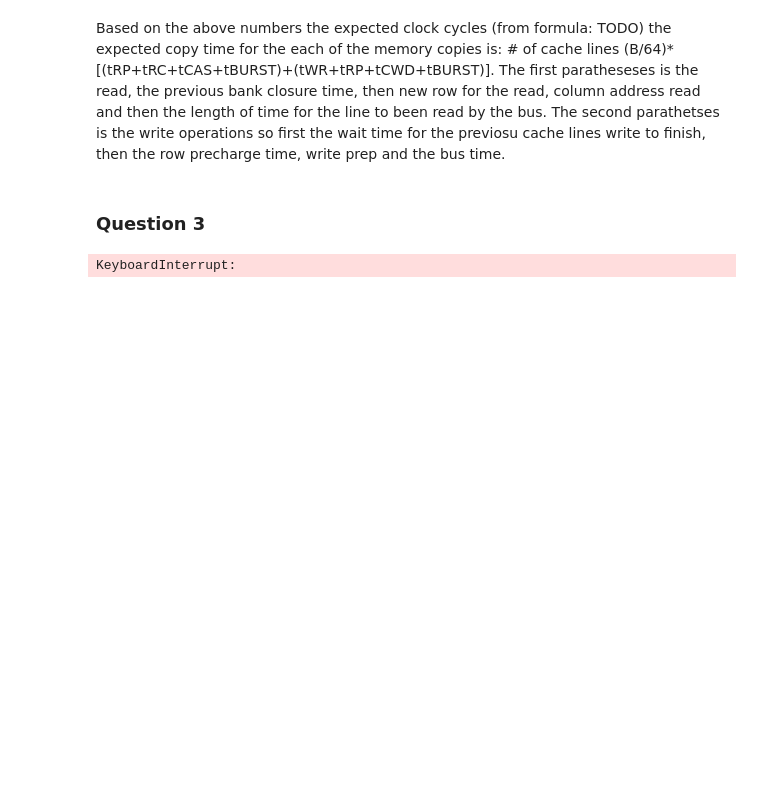
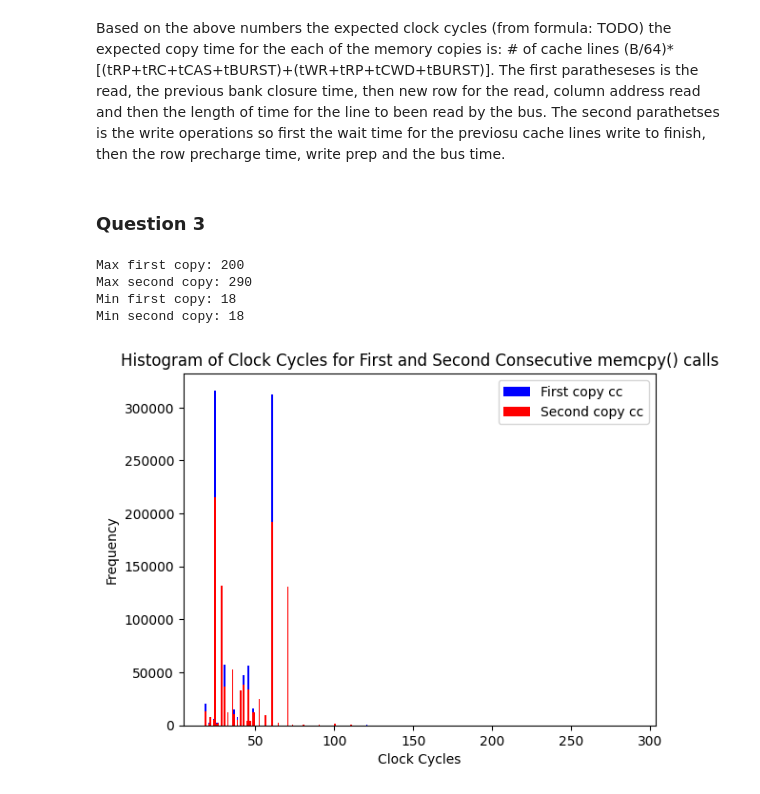
Before and after one commit to Grace-Davanzo/CompArchHomework1, a Jupyter notebook: Question1Visualization.ipynb, the cells around one changed output. Cells and saved outputs as stored; diff of their text form; code cells hidden in the pictures; blank space fills up the shorter version.

Commit message:
graphs add q3

```diff
--- a/Question1Visualization.ipynb
+++ b/Question1Visualization.ipynb
@@ -392,22 +401,31 @@ for p in power_of:
 # %%
-filename = "q3.csv"
-with open(filename, 'r') as file:
-    reader = csv.reader(file)
-    first_copy = []
-    second_copy = []
-    for row in reader:
-        first_copy.append(int(row[0]))
-        second_copy.append(int(row[1]))
-
-    min_val = min(min(first_copy), min(second_copy))
-    max_val = max(max(first_copy), max(second_copy))
-    bins = range(min_val, max_val + 2)
-
-    pyplot.hist(first_copy, bins=bins, color="blue", label="First copy cc")
-    pyplot.hist(second_copy, bins=bins, color="red", label="Second copy cc")
+def create_comparitive_histogram(first_copy, second_copy, within_std = 2, clean_outliers = True):
+    first_outliers = []
+    second_outliers = []
+    if clean_outliers:
+        first_copy, first_outliers = remove_outliers(first_copy, within_std)
+        second_copy, second_outliers = remove_outliers(second_copy, within_std)
+    pyplot.hist(first_copy, bins='auto', color="blue", label="First copy cc")
+    pyplot.hist(second_copy, bins='auto', color="red", label="Second copy cc")
     pyplot.title("Histogram of Clock Cycles for First and Second Consecutive memcpy() calls")
     pyplot.xlabel("Clock Cycles")
     pyplot.ylabel("Frequency")
     pyplot.legend()
+    return first_copy, second_copy, first_outliers, second_outliers
-# %% [output]
-KeyboardInterrupt:
+# %%
+
+
+print("Before removing outliers:")
+print("Max first copy: "+str(max(first_copy)))
+print("Max second copy: "+str(max(second_copy)))
+print("Min first copy: "+str(min(first_copy)))
+print("Min second copy: "+str(min(second_copy)))
+# %% [output]
+Max first copy: 200
+Max second copy: 290
+Min first copy: 18
+Min second copy: 18
+# %%
+first_copy, second_copy , first_outliers, second_outliers = create_comparitive_histogram(first_copy, second_copy,0.5)
+# %% [output]
+[figure, added]
```
Also changed, not shown: parts of 2 cells of this notebook.
